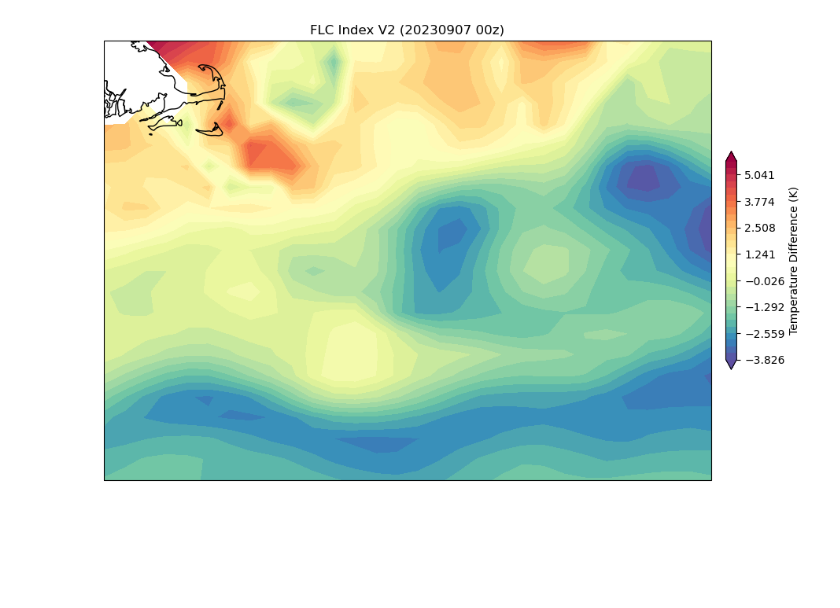
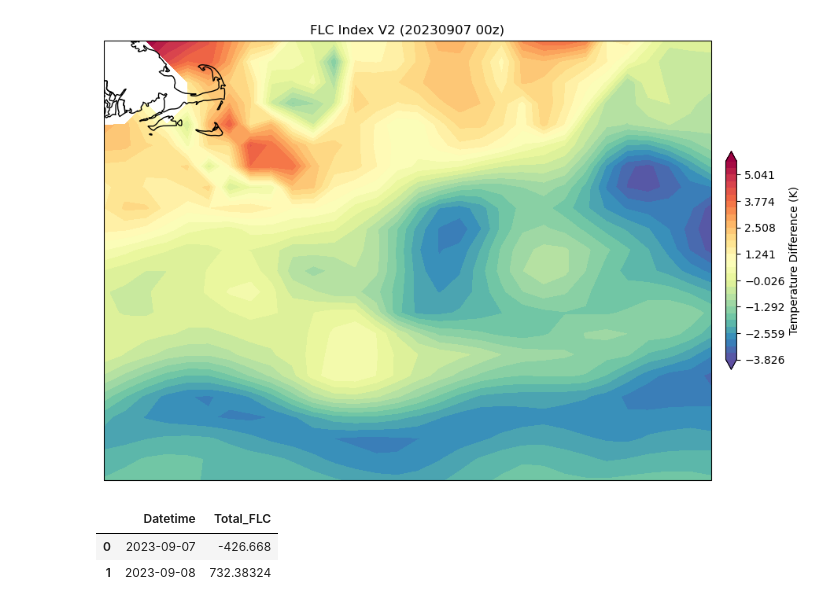
Before and after one commit to jesseturner/FalseLowClouds, a Jupyter notebook: Case_Studies/Georges_Bank/Visualize_georges_bank.ipynb, the cells around one changed output. Cells and saved outputs as stored; diff of their text form; code cells hidden in the pictures; blank space fills up the shorter version.

Commit message:
Adding analysis of total FLC per day

```diff
--- a/Case_Studies/Georges_Bank/Visualize_georges_bank.ipynb
+++ b/Case_Studies/Georges_Bank/Visualize_georges_bank.ipynb
@@ -26,3 +29,20 @@ ax.add_feature(cfeature.STATES)
 # %% [output]
 <cartopy.mpl.feature_artist.FeatureArtist at 0x...>
 [figure]
+# %%
+result_df = pd.DataFrame(columns=['Datetime', 'Total_FLC'])
+
+nc_files = glob.glob(dataset_path+'*.nc')
+for file_path in nc_files:
+    dataset = xr.open_dataset(file_path)
+
+    total_flc = dataset.FLC_index_V2.sum().values
+    dt = datetime.strptime(file_path[18:29], "%Y%m%d_%H")
+
+    result_df = result_df.append({'Datetime': dt, 'Total_FLC': total_flc}, ignore_index=True)
+# %%
+result_df
+# %% [output]
+|  | Datetime | Total_FLC |
+| 0 | 2023-09-07 | -426.668 |
+| 1 | 2023-09-08 | 732.38324 |
```
Also changed, not shown: parts of 1 cell of this notebook, 1 other file.
